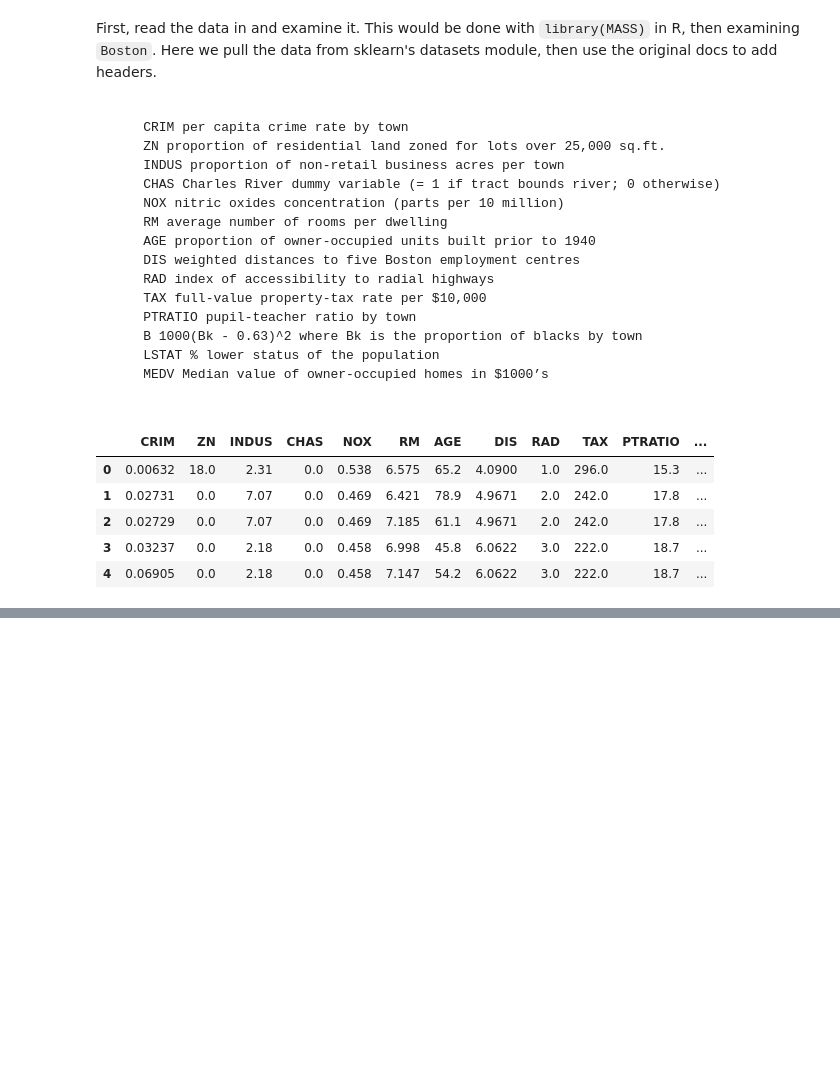
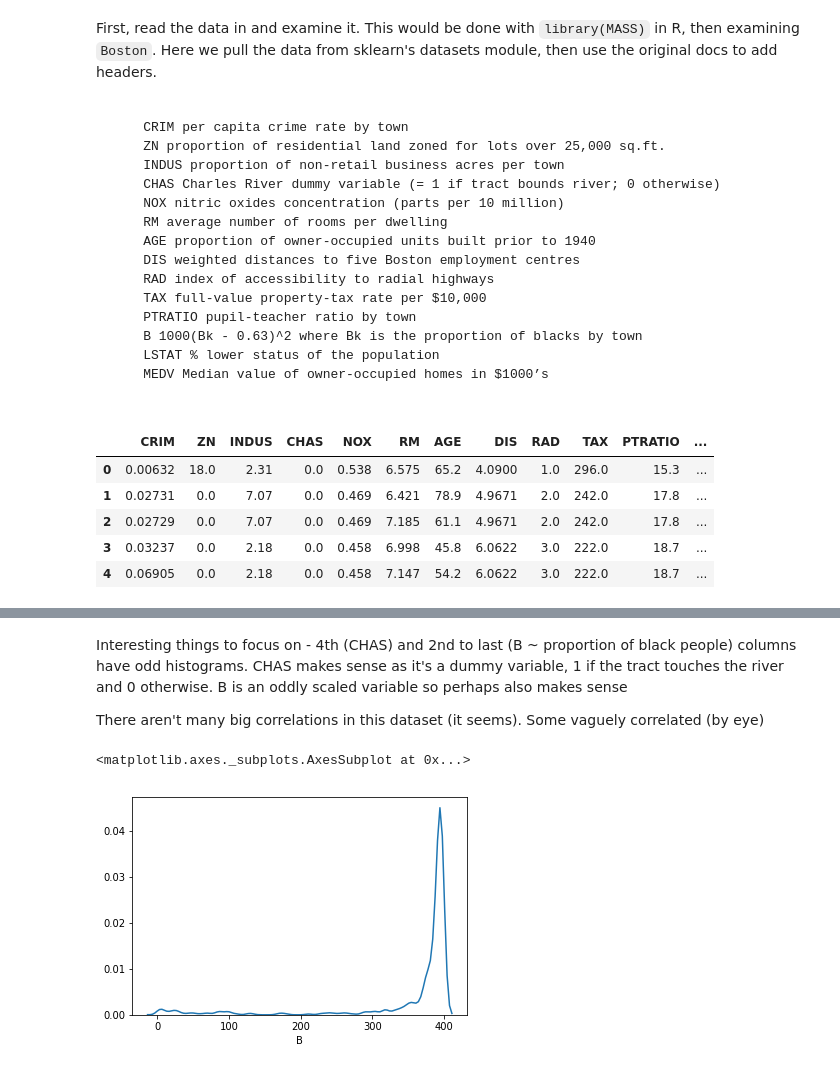
Before and after one commit to wllgrnt/islr-python-examples, a Jupyter notebook: Chapter2/Chapter2_10.ipynb, the cells around one changed output, grey strips where cells are left out. Saved outputs shown, nothing was run; the diff lists cells and outputs as text; code cells hidden in the pictures; blank space fills up the shorter version.

```diff
--- a/Chapter2/Chapter2_10.ipynb
+++ b/Chapter2/Chapter2_10.ipynb
@@ -130,0 +56,9 @@ The above implies that we could predict mpg well using the other variables - dis
+# %% [markdown]
+Interesting things to focus on - 4th (CHAS) and 2nd to last (B ~ proportion of black people) columns have odd histograms. CHAS makes sense as it's a dummy variable, 1 if the tract touches the river and 0 otherwise. B is an oddly scaled variable so perhaps also makes sense
+
+There aren't many big correlations in this dataset (it seems). Some vaguely correlated (by eye)
+# %%
+sns.distplot(boston_dataframe[boston_dataframe.columns[-3]], hist=False)
+# %% [output]
+<matplotlib.axes._subplots.AxesSubplot at 0x...>
+[figure, added]
```
Also changed, not shown: parts of 45 cells of this notebook.
